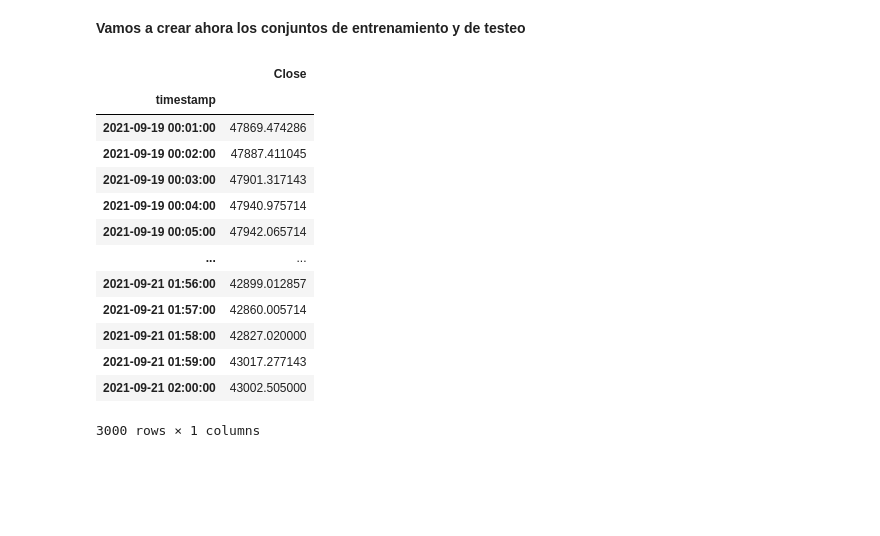
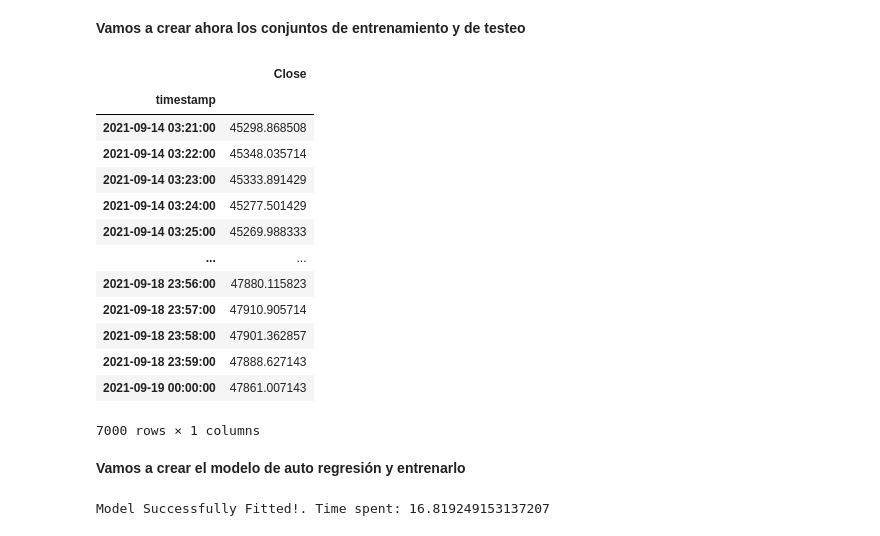
Before and after one commit to RafaAyGar/Python-for-Time-Series-Analysis, a Jupyter notebook: Code/Models - Autoregressive Model.ipynb, the cells around one changed output. Saved outputs shown, nothing was run; the diff lists cells and outputs as text; code cells hidden in the pictures; blank space fills up the shorter version.

Commit message:
Implementing ARMA model with python over Bitcoin finished

```diff
--- a/Code/Models - Autoregressive Model.ipynb
+++ b/Code/Models - Autoregressive Model.ipynb
@@ -75,21 +80,31 @@ plot_acf(btc, zero=False);
 # %%
 train_end_date = datetime(2021, 9, 19)
 test_start_date = train_end_date + timedelta(seconds=60)
 train_data = btc[:train_end_date]
 test_data = btc[test_start_date:]
-test_data
+train_data
 # %% [output]
 |  | Close |
 | timestamp |  |
-| 2021-09-19 00:01:00 | 47869.474286 |
-| 2021-09-19 00:02:00 | 47887.411045 |
-| 2021-09-19 00:03:00 | 47901.317143 |
-| 2021-09-19 00:04:00 | 47940.975714 |
-| 2021-09-19 00:05:00 | 47942.065714 |
+| 2021-09-14 03:21:00 | 45298.868508 |
+| 2021-09-14 03:22:00 | 45348.035714 |
+| 2021-09-14 03:23:00 | 45333.891429 |
+| 2021-09-14 03:24:00 | 45277.501429 |
+| 2021-09-14 03:25:00 | 45269.988333 |
 | ... | ... |
-| 2021-09-21 01:56:00 | 42899.012857 |
-| 2021-09-21 01:57:00 | 42860.005714 |
-| 2021-09-21 01:58:00 | 42827.020000 |
-| 2021-09-21 01:59:00 | 43017.277143 |
-| 2021-09-21 02:00:00 | 43002.505000 |
+| 2021-09-18 23:56:00 | 47880.115823 |
+| 2021-09-18 23:57:00 | 47910.905714 |
+| 2021-09-18 23:58:00 | 47901.362857 |
+| 2021-09-18 23:59:00 | 47888.627143 |
+| 2021-09-19 00:00:00 | 47861.007143 |
-3000 rows × 1 columns
+7000 rows × 1 columns
+# %% [markdown]
+**Vamos a crear el modelo de auto regresión y entrenarlo**
+# %%
+model = ARIMA(train_data, order=(3, 0, 0))
+start = time()
+fitted_model = model.fit()
+end = time()
+print(f'Model Successfully Fitted!. Time spent: {end-start}')
+# %% [output]
+Model Successfully Fitted!. Time spent: 16.819249153137207
```
Also changed, not shown: parts of 14 cells of this notebook, 2 other files.
